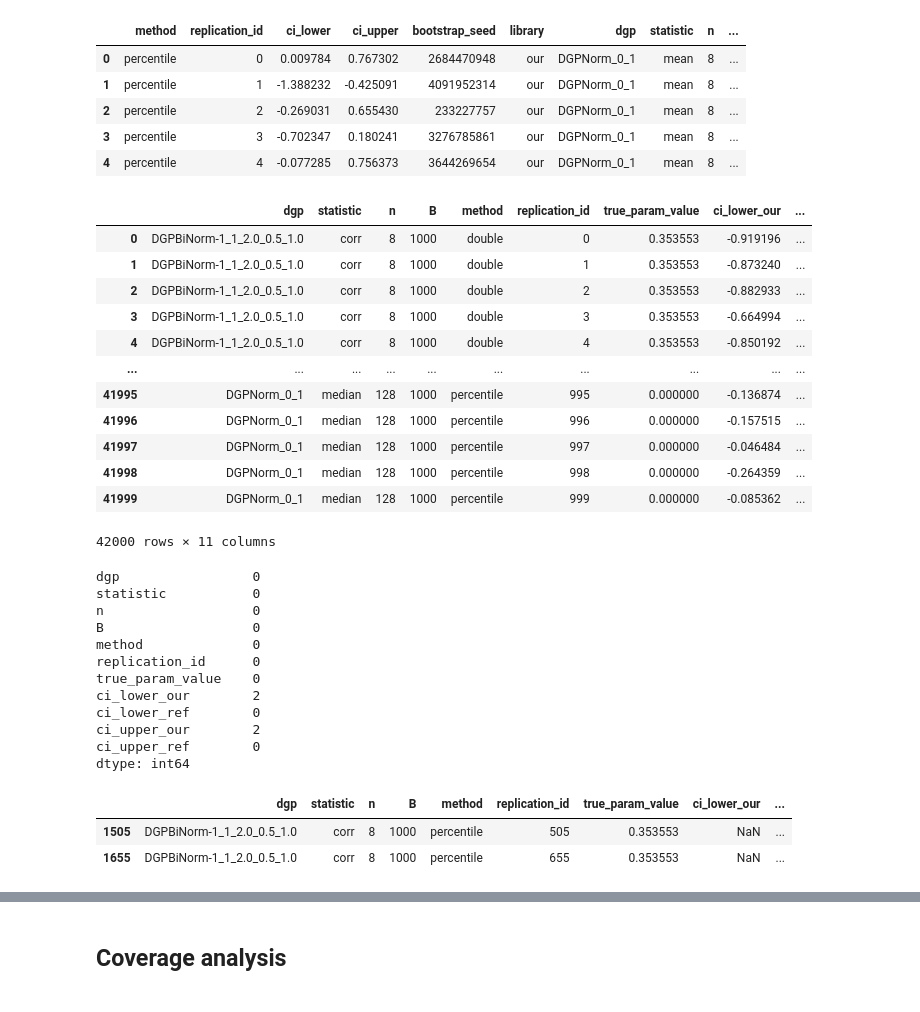
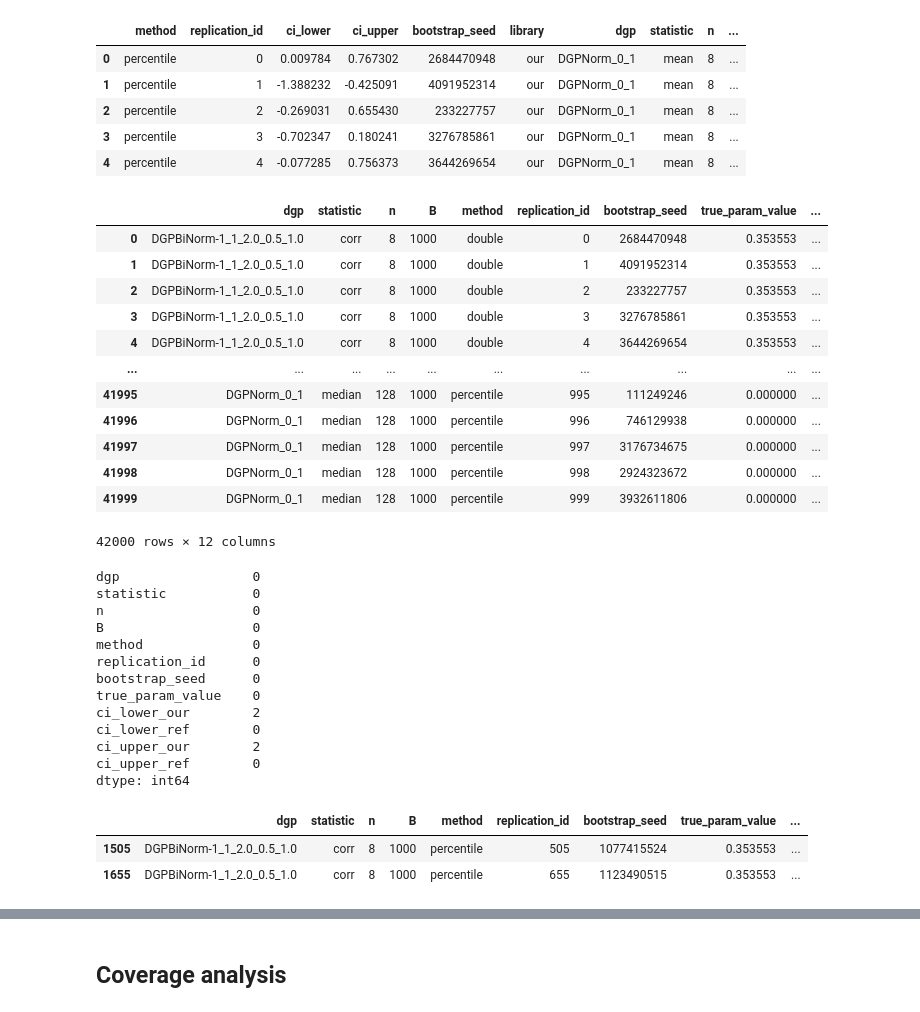
Before and after one commit to enejH04/bootstrap-inference, a Jupyter notebook: performance_validation/analysis.ipynb, the cells around one changed output, grey strips where cells are left out. Saved outputs shown, nothing was run; the diff lists cells and outputs as text; code cells hidden in the pictures.

```diff
--- a/performance_validation/analysis.ipynb
+++ b/performance_validation/analysis.ipynb
@@ -39,40 +39,41 @@ df.head()
 # %%
 # Create a pivot table to group the experiments ran under the same conditions (provided dataset, seed, ...)
 paired = df.pivot(
     # Columns that uniquely identify each simulation run
     index=[
         "dgp",
         "statistic",
         "n",
         "B",
         "method",
         "replication_id",
+        "bootstrap_seed",
         "true_param_value",
     ],
     # Columns to use to make the new frame's columns
     columns="library",
     # Columns to use to populate new frame's values
     values=["ci_lower", "ci_upper"],
 )
 
 # Rename the columns for easier access
 paired.columns = ["_".join(part) for part in paired.columns]
 paired = paired.reset_index()
 paired
 # %% [output]
-|  | dgp | statistic | n | B | method | replication_id | true_param_value | ci_lower_our | ... |
-| 0 | DGPBiNorm-1_1_2.0_0.5_1.0 | corr | 8 | 1000 | double | 0 | 0.353553 | -0.919196 | ... |
-| 1 | DGPBiNorm-1_1_2.0_0.5_1.0 | corr | 8 | 1000 | double | 1 | 0.353553 | -0.873240 | ... |
-| 2 | DGPBiNorm-1_1_2.0_0.5_1.0 | corr | 8 | 1000 | double | 2 | 0.353553 | -0.882933 | ... |
-| 3 | DGPBiNorm-1_1_2.0_0.5_1.0 | corr | 8 | 1000 | double | 3 | 0.353553 | -0.664994 | ... |
-| 4 | DGPBiNorm-1_1_2.0_0.5_1.0 | corr | 8 | 1000 | double | 4 | 0.353553 | -0.850192 | ... |
+|  | dgp | statistic | n | B | method | replication_id | bootstrap_seed | true_param_value | ... |
+| 0 | DGPBiNorm-1_1_2.0_0.5_1.0 | corr | 8 | 1000 | double | 0 | 2684470948 | 0.353553 | ... |
+| 1 | DGPBiNorm-1_1_2.0_0.5_1.0 | corr | 8 | 1000 | double | 1 | 4091952314 | 0.353553 | ... |
+| 2 | DGPBiNorm-1_1_2.0_0.5_1.0 | corr | 8 | 1000 | double | 2 | 233227757 | 0.353553 | ... |
+| 3 | DGPBiNorm-1_1_2.0_0.5_1.0 | corr | 8 | 1000 | double | 3 | 3276785861 | 0.353553 | ... |
+| 4 | DGPBiNorm-1_1_2.0_0.5_1.0 | corr | 8 | 1000 | double | 4 | 3644269654 | 0.353553 | ... |
 | ... | ... | ... | ... | ... | ... | ... | ... | ... | ... |
-| 41995 | DGPNorm_0_1 | median | 128 | 1000 | percentile | 995 | 0.000000 | -0.136874 | ... |
-| 41996 | DGPNorm_0_1 | median | 128 | 1000 | percentile | 996 | 0.000000 | -0.157515 | ... |
-| 41997 | DGPNorm_0_1 | median | 128 | 1000 | percentile | 997 | 0.000000 | -0.046484 | ... |
-| 41998 | DGPNorm_0_1 | median | 128 | 1000 | percentile | 998 | 0.000000 | -0.264359 | ... |
-| 41999 | DGPNorm_0_1 | median | 128 | 1000 | percentile | 999 | 0.000000 | -0.085362 | ... |
+| 41995 | DGPNorm_0_1 | median | 128 | 1000 | percentile | 995 | 111249246 | 0.000000 | ... |
+| 41996 | DGPNorm_0_1 | median | 128 | 1000 | percentile | 996 | 746129938 | 0.000000 | ... |
+| 41997 | DGPNorm_0_1 | median | 128 | 1000 | percentile | 997 | 3176734675 | 0.000000 | ... |
+| 41998 | DGPNorm_0_1 | median | 128 | 1000 | percentile | 998 | 2924323672 | 0.000000 | ... |
+| 41999 | DGPNorm_0_1 | median | 128 | 1000 | percentile | 999 | 3932611806 | 0.000000 | ... |
-42000 rows × 11 columns
+42000 rows × 12 columns
 # %%
 # Seems like 2 experiments out of 42000 failed to produce a valid CI using our library
 # the reference one may have produced valid CIs due to handling random numbers differently
@@ -84,6 +85,7 @@ n                   0
 B                   0
 method              0
 replication_id      0
+bootstrap_seed      0
 true_param_value    0
 ci_lower_our        2
 ci_lower_ref        0
@@ -96,9 +98,9 @@ dtype: int64
 has_missing_endpoint = paired.isna().any(axis=1)
 paired[has_missing_endpoint]
 # %% [output]
-|  | dgp | statistic | n | B | method | replication_id | true_param_value | ci_lower_our | ... |
-| 1505 | DGPBiNorm-1_1_2.0_0.5_1.0 | corr | 8 | 1000 | percentile | 505 | 0.353553 | NaN | ... |
-| 1655 | DGPBiNorm-1_1_2.0_0.5_1.0 | corr | 8 | 1000 | percentile | 655 | 0.353553 | NaN | ... |
+|  | dgp | statistic | n | B | method | replication_id | bootstrap_seed | true_param_value | ... |
+| 1505 | DGPBiNorm-1_1_2.0_0.5_1.0 | corr | 8 | 1000 | percentile | 505 | 1077415524 | 0.353553 | ... |
+| 1655 | DGPBiNorm-1_1_2.0_0.5_1.0 | corr | 8 | 1000 | percentile | 655 | 1123490515 | 0.353553 | ... |
 # %%
 # Since it only happened in 2/1000 experiments for that setup (and for the percentile method),
 # we will remove these results. (Drop rows that contain at least on missing value.)
```
Also changed, not shown: parts of 12 cells of this notebook.
